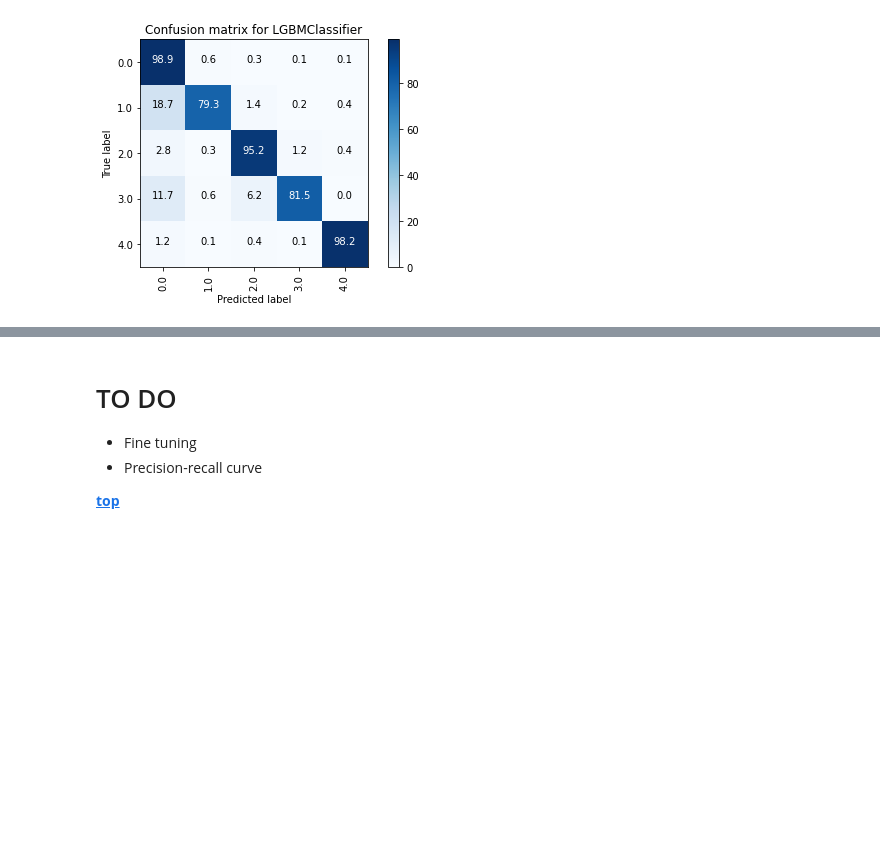
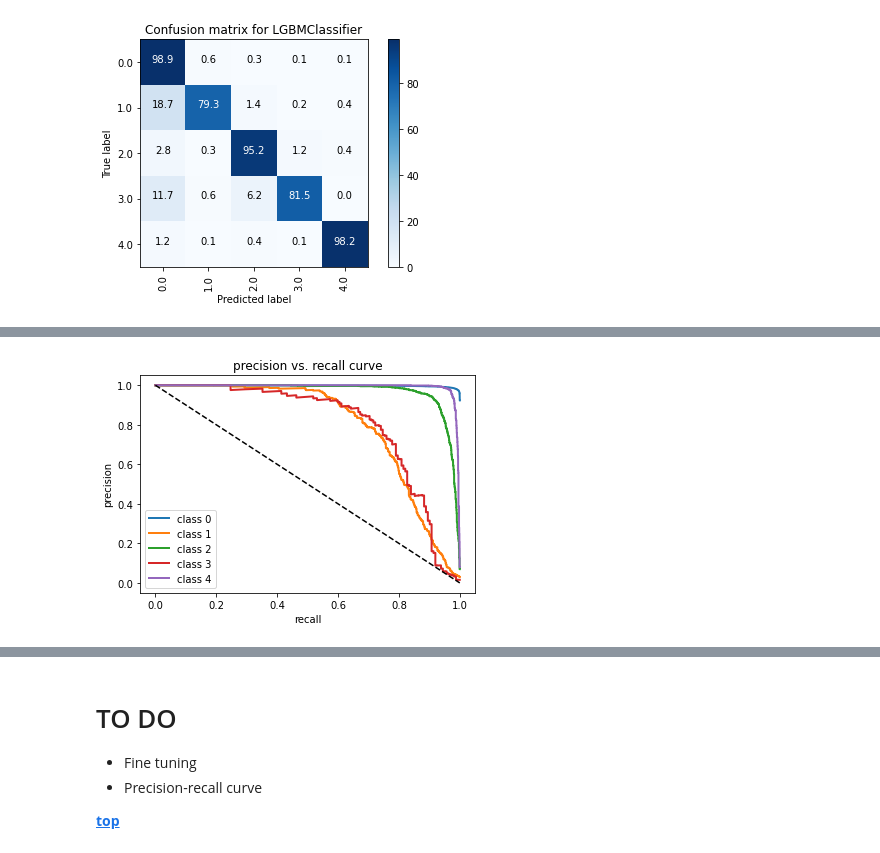
Before and after one commit to nastiag67/ecgn, a Jupyter notebook: README.ipynb, the cells around one changed output, grey strips where cells are left out. Cells and saved outputs as stored; diff of their text form; code cells hidden in the pictures; blank space fills up the shorter version.

```diff
--- a/README.ipynb
+++ b/README.ipynb
@@ -1826,0 +1901,7 @@ __[top](#Contents)__
+# %%
+y_pred = loaded_model.predict_proba(X_test)
+y_test_dummy = np.array(pd.get_dummies(y_test))
+
+PR_multiclass(name, y_train_dummy, y_pred, y_test_dummy, data='validation')
+# %% [output]
+[figure, added]
```
Also changed, not shown: parts of 16 cells of this notebook, 1 other file.
